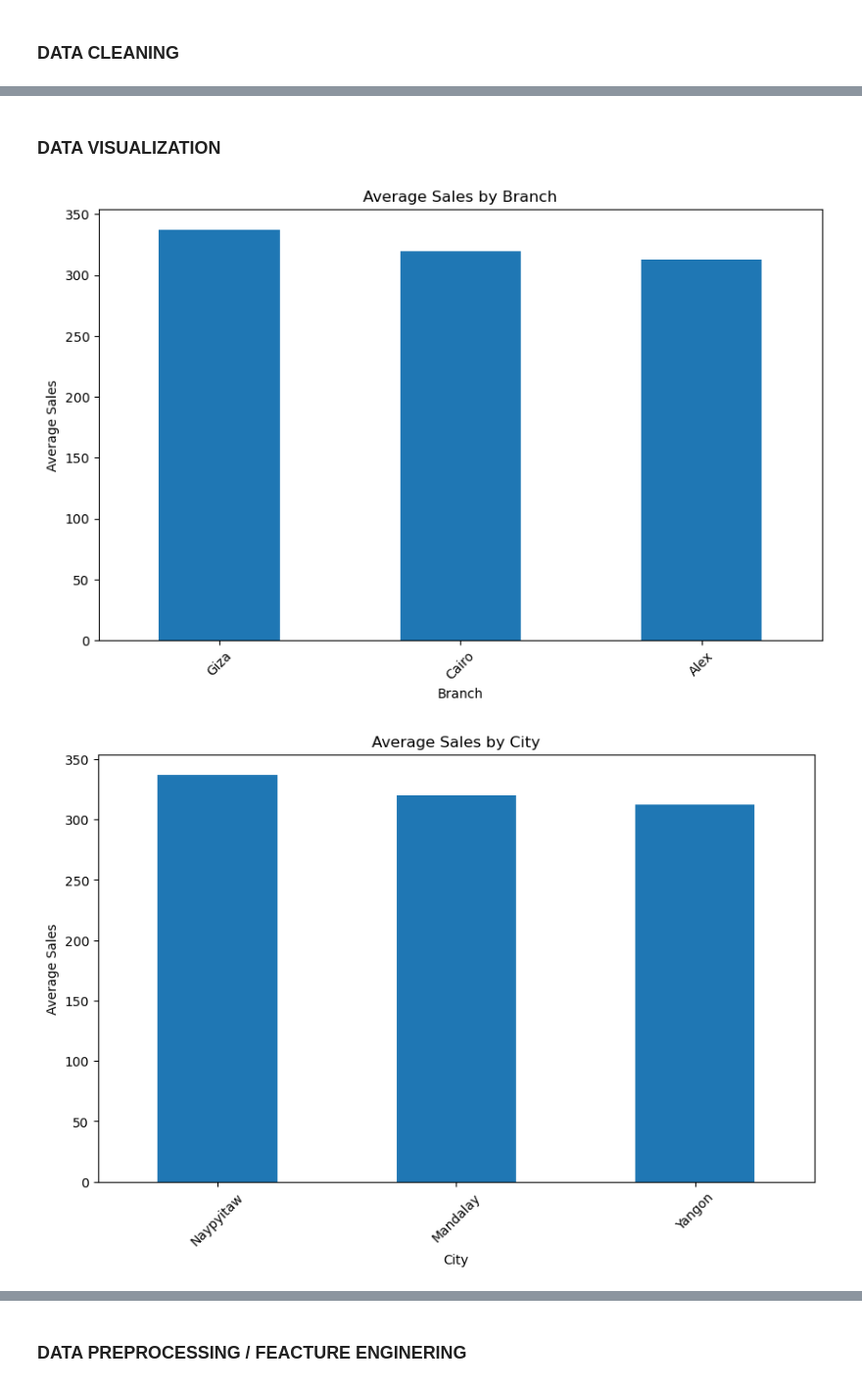
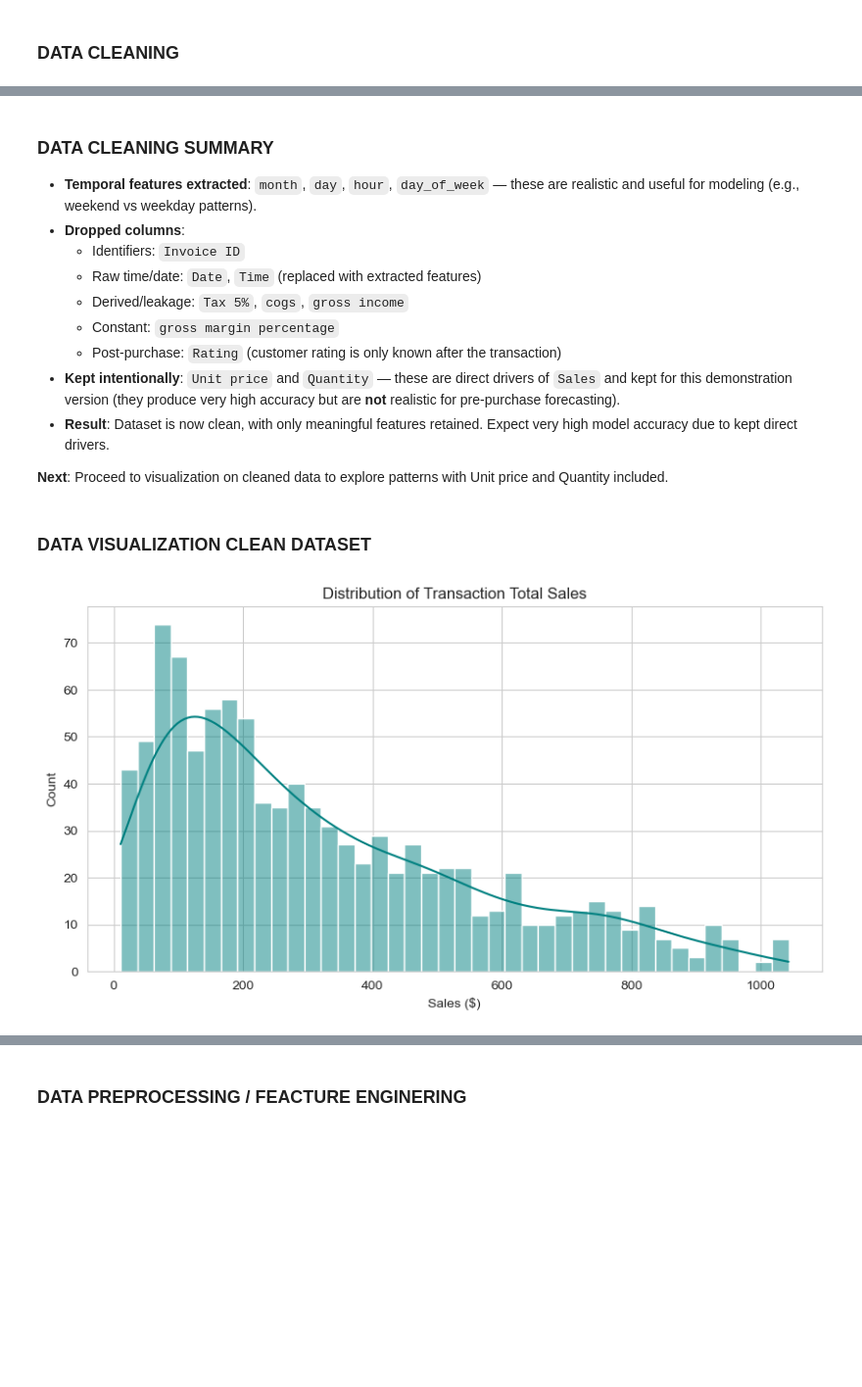
Before and after one commit to Ptechsoft/Supermarket-Total-Sale-Prediction-Model, a Jupyter notebook: SUPERMARKET TRANSACTION SALES PREDICTOR.ipynb, the cells around one changed output, grey strips where cells are left out. Shown at 98% size. Cells and saved outputs as stored; diff of their text form; code cells hidden in the pictures; blank space fills up the shorter version.

Commit message:
Created another model

```diff
--- a/SUPERMARKET TRANSACTION SALES PREDICTOR.ipynb
+++ b/SUPERMARKET TRANSACTION SALES PREDICTOR.ipynb
@@ -204,10 +325,11 @@ Name: count, Length: 61, dtype: int64
 # %% [markdown]
 ### DATA CLEANING
 # %%
-#CONVERTING OF THE DATE COLUMN TO DATE DATA TYPE
+#CONVERTING OF THE DATE AND TIME COLUMN TO DATE DATA TYPE
 df['Date'] = pd.to_datetime(df['Date'], format='%m/%d/%Y')
+df['Time'] = pd.to_datetime(df['Time'], format='%I:%M:%S %p')
 # %%
-#SPlITING THE DATE COLUMN
-df['year'] = df['Date'].dt.year
-df['month'] = df['Date'].dt.month
-df['day'] = df['Date'].dt.day
+# Extract useful date features
+df['Month'] = df['Date'].dt.month
+df['Day']   = df['Date'].dt.day
+df['DayOfWeek'] = df['Date'].dt.day_name()
@@ -244,0 +336,13 @@ df.head()
+# %%
+# Extract useful date features
+df['hour']  = df['Time'].dt.hour
+# %%
+columns_to_drop = [
+    'Invoice ID',
+    'Date', 'Time',
+    'Tax 5%', 'cogs', 'gross income',
+    'gross margin percentage',
+    'Rating'
+]
+
+df = df.drop(columns=columns_to_drop, errors='ignore')
@@ -245,16 +367,26 @@ df.head()
+# %% [markdown]
+### DATA CLEANING SUMMARY
+- **Temporal features extracted**: `month`, `day`, `hour`, `day_of_week` — these are realistic and useful for modeling (e.g., weekend vs weekday patterns).
+- **Dropped columns**:
+  - Identifiers: `Invoice ID`
+  - Raw time/date: `Date`, `Time` (replaced with extracted features)
+  - Derived/leakage: `Tax 5%`, `cogs`, `gross income`
+  - Constant: `gross margin percentage`
+  - Post-purchase: `Rating` (customer rating is only known after the transaction)
+- **Kept intentionally**: `Unit price` and `Quantity` — these are direct drivers of `Sales` and kept for this demonstration version (they produce very high accuracy but are **not** realistic for pre-purchase forecasting).
+- **Result**: Dataset is now clean, with only meaningful features retained. Expect very high model accuracy due to kept direct drivers.
+
+**Next**: Proceed to visualization on cleaned data to explore patterns with Unit price and Quantity included.
 # %% [markdown]
-### DATA VISUALIZATION
+### DATA VISUALIZATION CLEAN DATASET
 # %%
-# Average sales by key categoricals
-cat_features = ['Branch', 'City', 'Customer type', 'Gender', 'Product line', 'Payment']
-
-for col in cat_features:
-    plt.figure(figsize=(10, 6))
-    df.groupby(col)['Sales'].mean().sort_values(ascending=False).plot(kind='bar')
-    plt.title(f'Average Sales by {col}')
-    plt.ylabel('Average Sales')
-    plt.xticks(rotation=45)
-    plt.show()
+# Distribution of Sale
+plt.figure(figsize=(10, 5))
+sns.histplot(df['Sales'], kde=True, bins=40, color='teal')
+plt.title('Distribution of Transaction Total Sales')
+plt.xlabel('Sales ($)')
+plt.ylabel('Count')
+plt.savefig('Distribution of Sale for Clean Dataset')
+plt.show()
 # %% [output]
-[figure, old version]
+[figure, new version]
-[figure, removed]
```
Also changed, not shown: parts of 54 cells of this notebook, 25 other files.
